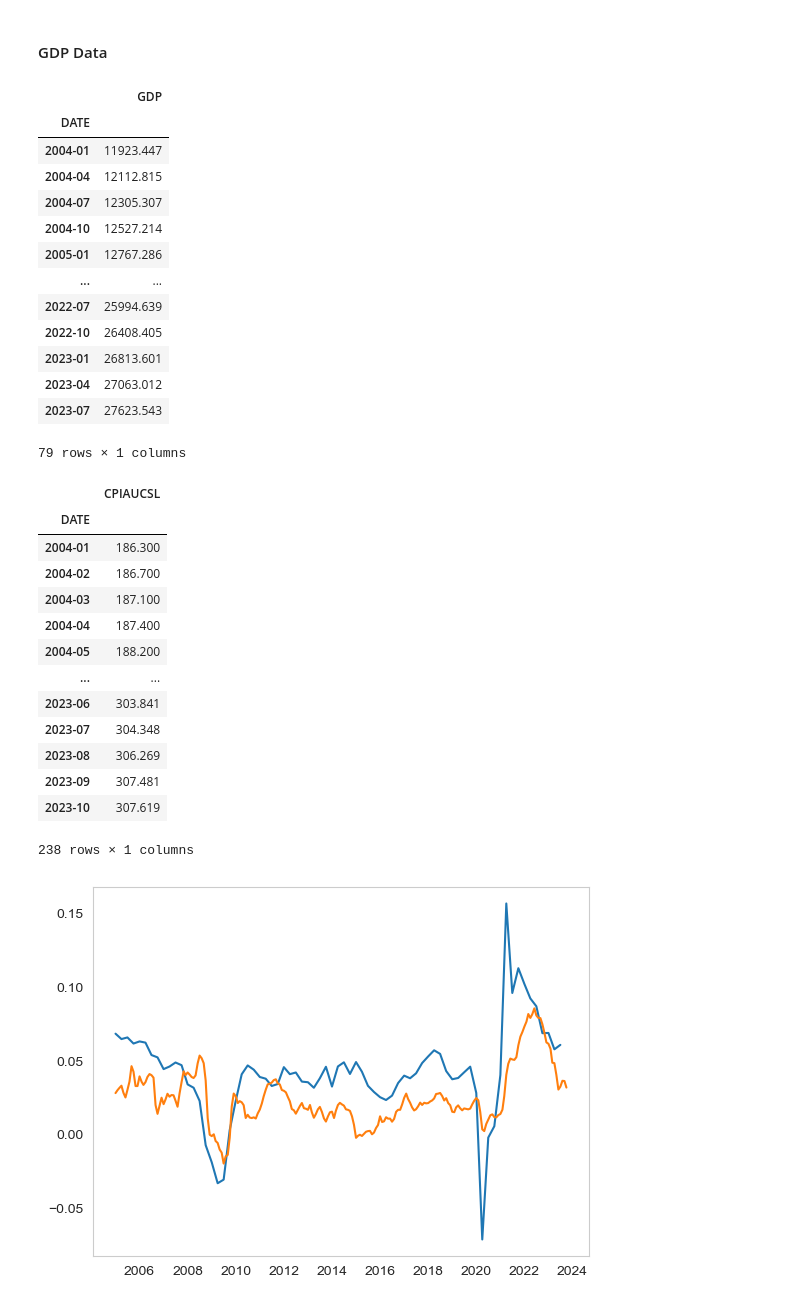
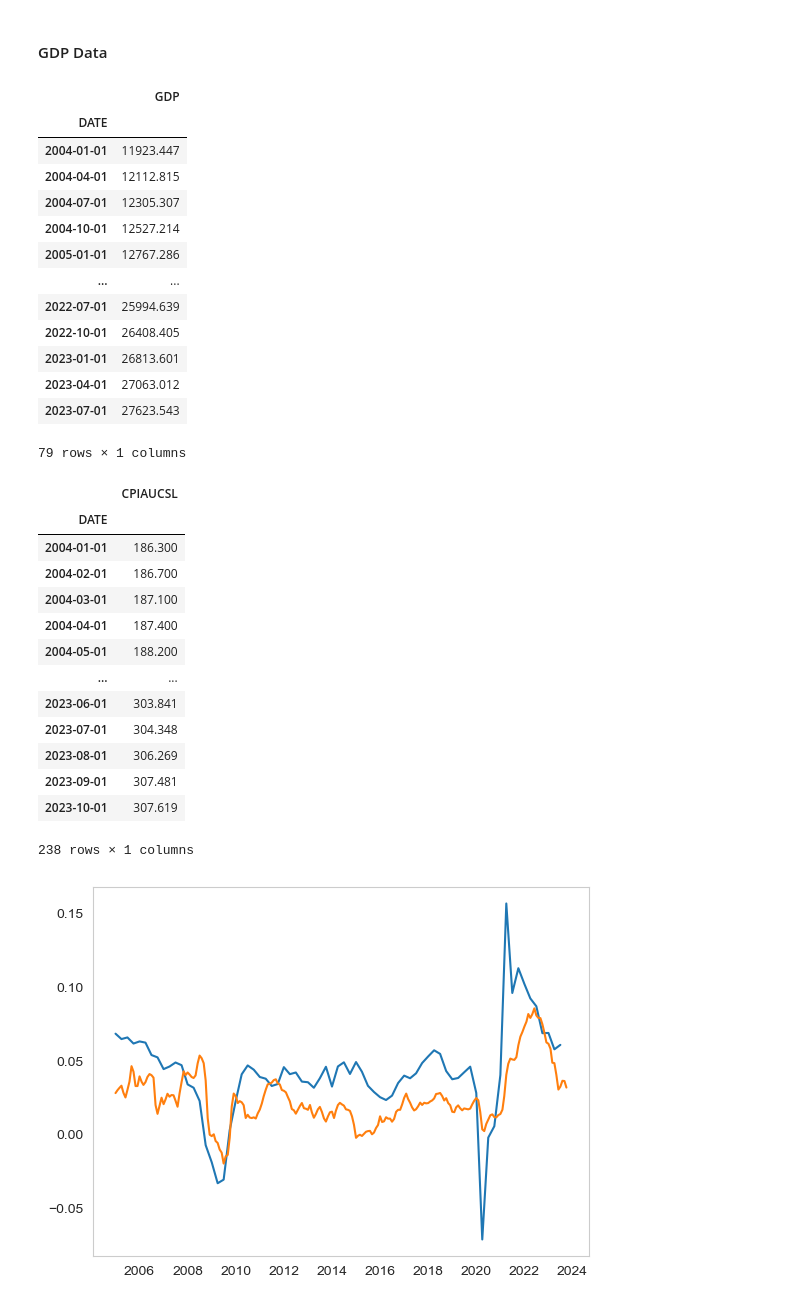
Before and after one commit to Tommylee1013/Webscraping, a Jupyter notebook: Projects/Final Team Projects/Feature_preprocessing.ipynb, the cells around one changed output. Saved outputs shown, nothing was run; the diff lists cells and outputs as text; code cells hidden in the pictures.

```diff
--- a/Projects/Final Team Projects/Feature_preprocessing.ipynb
+++ b/Projects/Final Team Projects/Feature_preprocessing.ipynb
@@ -31,40 +191,42 @@ sentiment
 # %%
 gdp = pd.read_csv('../../Data/GDP.csv',index_col = 0)
 gdp.index = pd.to_datetime(gdp.index).strftime('%Y-%m')
+gdp.index = pd.to_datetime(gdp.index)
 gdp
 # %% [output]
 |  | GDP |
 | DATE |  |
-| 2004-01 | 11923.447 |
-| 2004-04 | 12112.815 |
-| 2004-07 | 12305.307 |
-| 2004-10 | 12527.214 |
-| 2005-01 | 12767.286 |
+| 2004-01-01 | 11923.447 |
+| 2004-04-01 | 12112.815 |
+| 2004-07-01 | 12305.307 |
+| 2004-10-01 | 12527.214 |
+| 2005-01-01 | 12767.286 |
 | ... | ... |
-| 2022-07 | 25994.639 |
-| 2022-10 | 26408.405 |
-| 2023-01 | 26813.601 |
-| 2023-04 | 27063.012 |
-| 2023-07 | 27623.543 |
+| 2022-07-01 | 25994.639 |
+| 2022-10-01 | 26408.405 |
+| 2023-01-01 | 26813.601 |
+| 2023-04-01 | 27063.012 |
+| 2023-07-01 | 27623.543 |
 79 rows × 1 columns
 # %%
 cpi = pd.read_csv('../../Data/CPIAUCSL.csv',index_col = 0)
 cpi.index = pd.to_datetime(cpi.index).strftime('%Y-%m')
+cpi.index = pd.to_datetime(cpi.index)
 cpi
 # %% [output]
 |  | CPIAUCSL |
 | DATE |  |
-| 2004-01 | 186.300 |
-| 2004-02 | 186.700 |
-| 2004-03 | 187.100 |
-| 2004-04 | 187.400 |
-| 2004-05 | 188.200 |
+| 2004-01-01 | 186.300 |
+| 2004-02-01 | 186.700 |
+| 2004-03-01 | 187.100 |
+| 2004-04-01 | 187.400 |
+| 2004-05-01 | 188.200 |
 | ... | ... |
-| 2023-06 | 303.841 |
-| 2023-07 | 304.348 |
-| 2023-08 | 306.269 |
-| 2023-09 | 307.481 |
-| 2023-10 | 307.619 |
+| 2023-06-01 | 303.841 |
+| 2023-07-01 | 304.348 |
+| 2023-08-01 | 306.269 |
+| 2023-09-01 | 307.481 |
+| 2023-10-01 | 307.619 |
 238 rows × 1 columns
 # %%
 gdp_rate = np.log(gdp / gdp.shift(4)).dropna()
```
Also changed, not shown: parts of 41 cells of this notebook, 10 other files.
